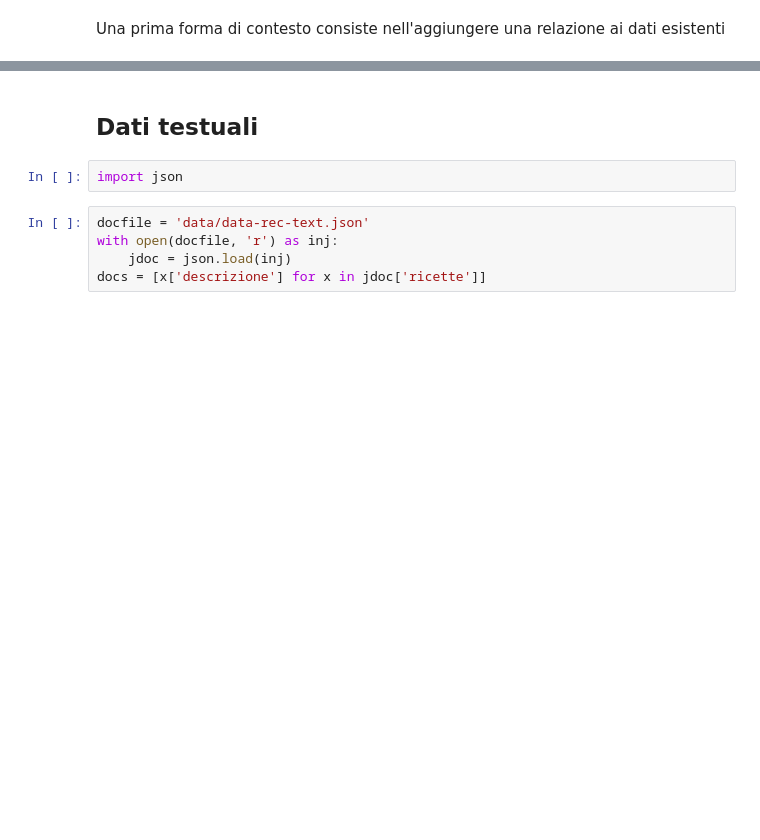
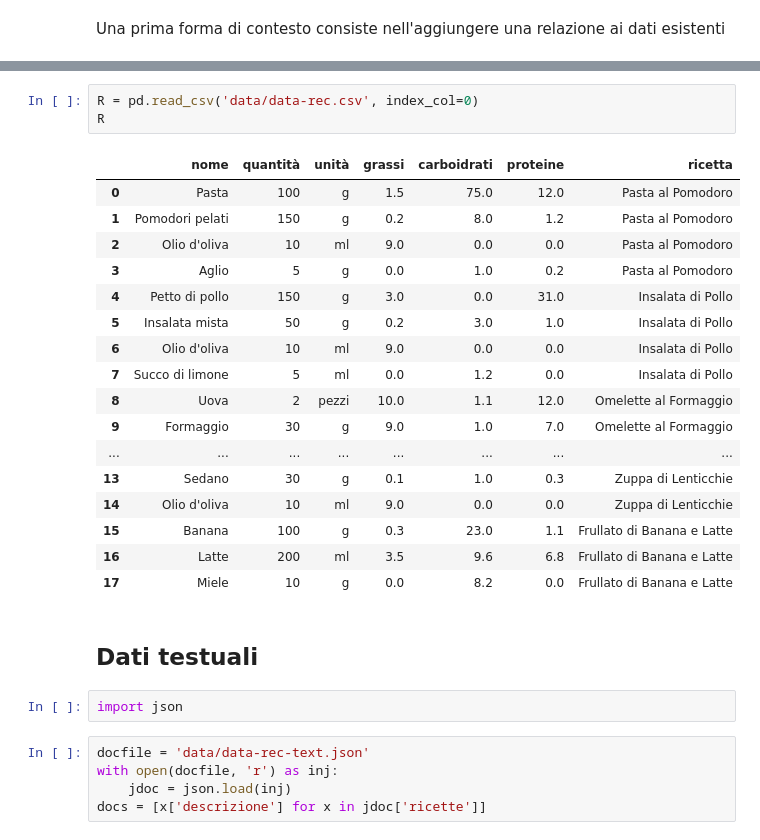
Before and after one commit to afflint/tdl, a Jupyter notebook: 2024-25/dati.ipynb, the cells around one changed output, grey strips where cells are left out. Saved outputs shown, nothing was run; the diff lists cells and outputs as text; blank space fills up the shorter version.

```diff
--- a/2024-25/dati.ipynb
+++ b/2024-25/dati.ipynb
@@ -120,3 +162,24 @@ for record in tuple:
+# %%
+R = pd.read_csv('data/data-rec.csv', index_col=0)
+R
+# %% [output]
+|  | nome | quantità | unità | grassi | carboidrati | proteine | ricetta |
+| 0 | Pasta | 100 | g | 1.5 | 75.0 | 12.0 | Pasta al Pomodoro |
+| 1 | Pomodori pelati | 150 | g | 0.2 | 8.0 | 1.2 | Pasta al Pomodoro |
+| 2 | Olio d'oliva | 10 | ml | 9.0 | 0.0 | 0.0 | Pasta al Pomodoro |
+| 3 | Aglio | 5 | g | 0.0 | 1.0 | 0.2 | Pasta al Pomodoro |
+| 4 | Petto di pollo | 150 | g | 3.0 | 0.0 | 31.0 | Insalata di Pollo |
+| 5 | Insalata mista | 50 | g | 0.2 | 3.0 | 1.0 | Insalata di Pollo |
+| 6 | Olio d'oliva | 10 | ml | 9.0 | 0.0 | 0.0 | Insalata di Pollo |
+| 7 | Succo di limone | 5 | ml | 0.0 | 1.2 | 0.0 | Insalata di Pollo |
+| 8 | Uova | 2 | pezzi | 10.0 | 1.1 | 12.0 | Omelette al Formaggio |
+| 9 | Formaggio | 30 | g | 9.0 | 1.0 | 7.0 | Omelette al Formaggio |
+| ... | ... | ... | ... | ... | ... | ... | ... |
+| 13 | Sedano | 30 | g | 0.1 | 1.0 | 0.3 | Zuppa di Lenticchie |
+| 14 | Olio d'oliva | 10 | ml | 9.0 | 0.0 | 0.0 | Zuppa di Lenticchie |
+| 15 | Banana | 100 | g | 0.3 | 23.0 | 1.1 | Frullato di Banana e Latte |
+| 16 | Latte | 200 | ml | 3.5 | 9.6 | 6.8 | Frullato di Banana e Latte |
+| 17 | Miele | 10 | g | 0.0 | 8.2 | 0.0 | Frullato di Banana e Latte |
 # %% [markdown]
 ## Dati testuali
 # %%
```
Also changed, not shown: parts of 10 cells of this notebook, 5 other files.
